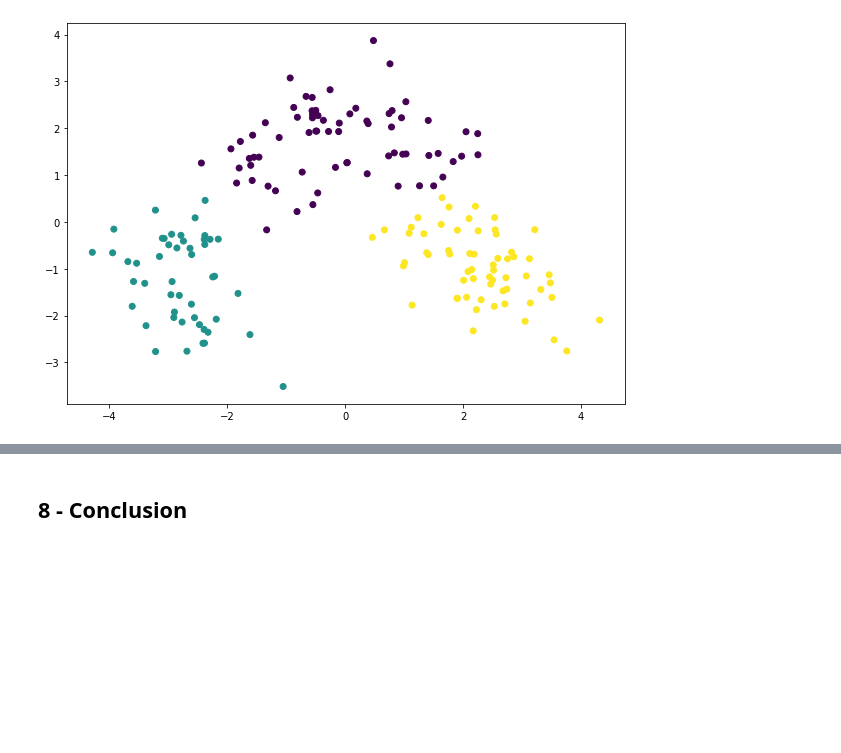
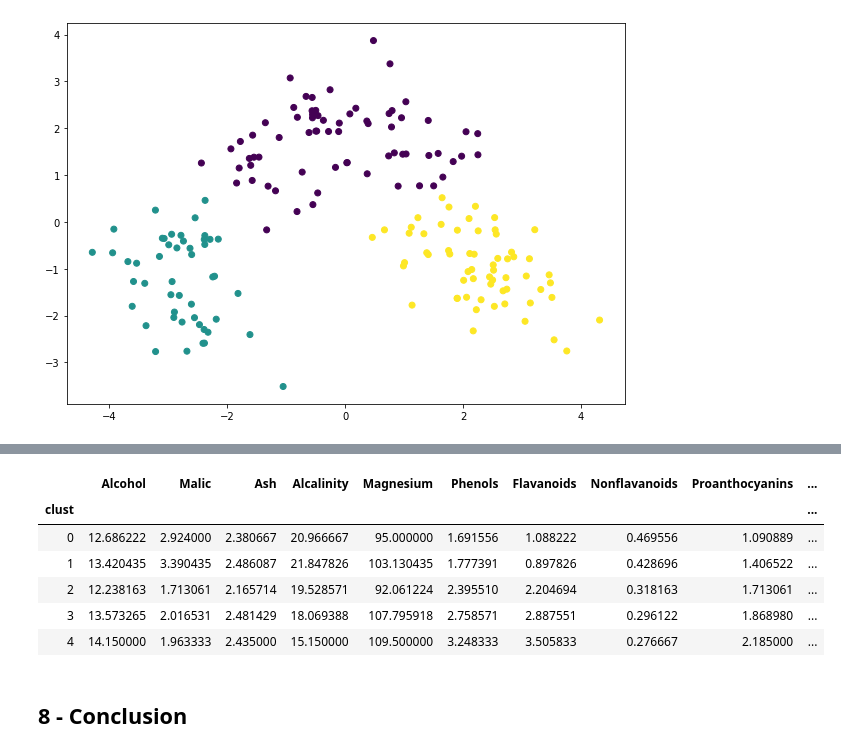
Before and after one commit to sohailshaikh6/excelr-datascience-assignments, a Jupyter notebook: PCA/Script_notebook/wine.ipynb, the cells around one changed output, grey strips where cells are left out. Drawn from its saved outputs; the diff is of its cells as text; code cells hidden in the pictures; blank space fills up the shorter version.

```diff
--- a/PCA/Script_notebook/wine.ipynb
+++ b/PCA/Script_notebook/wine.ipynb
@@ -163,0 +226,2 @@ plt.scatter(X, Y, c=labels2)
+# %%
+h_complete = AgglomerativeClustering(n_clusters=5,linkage='complete',affinity = "euclidean").fit(h_new_df)
@@ -163,0 +240,4 @@ plt.scatter(X, Y, c=labels2)
+# %%
+cluster_labels=pd.Series(h_complete.labels_)
+# %%
+df1['clust']=cluster_labels
@@ -164,3 +253,13 @@ plt.scatter(X, Y, c=labels2)
+# %%
+df1.groupby(df1.clust).mean()
+# %% [output]
+|  | Alcohol | Malic | Ash | Alcalinity | Magnesium | Phenols | Flavanoids | Nonflavanoids | Proanthocyanins | ... |
+| clust |  |  |  |  |  |  |  |  |  | ... |
+| 0 | 12.686222 | 2.924000 | 2.380667 | 20.966667 | 95.000000 | 1.691556 | 1.088222 | 0.469556 | 1.090889 | ... |
+| 1 | 13.420435 | 3.390435 | 2.486087 | 21.847826 | 103.130435 | 1.777391 | 0.897826 | 0.428696 | 1.406522 | ... |
+| 2 | 12.238163 | 1.713061 | 2.165714 | 19.528571 | 92.061224 | 2.395510 | 2.204694 | 0.318163 | 1.713061 | ... |
+| 3 | 13.573265 | 2.016531 | 2.481429 | 18.069388 | 107.795918 | 2.758571 | 2.887551 | 0.296122 | 1.868980 | ... |
+| 4 | 14.150000 | 1.963333 | 2.435000 | 15.150000 | 109.500000 | 3.248333 | 3.505833 | 0.276667 | 2.185000 | ... |
 # %% [markdown]
 ## __8 - Conclusion__
 # %% [markdown]
```
Also changed, not shown: parts of 18 cells of this notebook.
